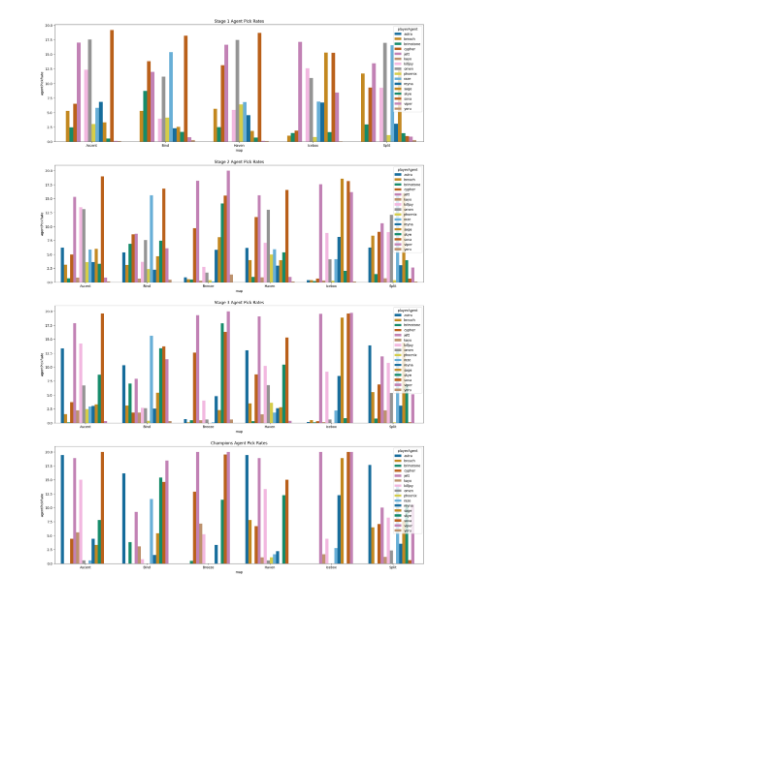
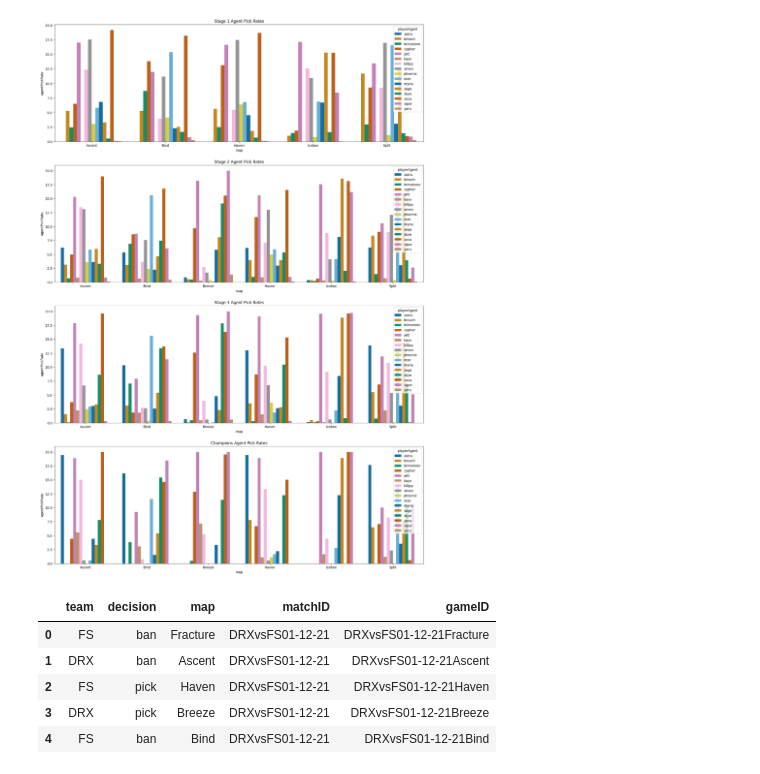
Before and after one commit to timothyliutl/ValorantData, a Jupyter notebook: thirdAttempt.ipynb, the cells around one changed output. Cells and saved outputs as stored; diff of their text form; code cells hidden in the pictures; blank space fills up the shorter version.

```diff
--- a/thirdAttempt.ipynb
+++ b/thirdAttempt.ipynb
@@ -134,3 +134,14 @@ sns.barplot(data=plotdata_champions, ax=ax[3], x='map', hue='playerAgent', y='ag
 # %% [output]
 Text(0.5, 1.0, 'Champions Agent Pick Rates')
 [figure]
+# %%
+#import mappick data here
+mappickdf = pd.read_csv('scrapy/vlrgg/mappickData/mapPick.csv')
+mappickdf.head()
+# %% [output]
+|  | team | decision | map | matchID | gameID |
+| 0 | FS | ban | Fracture | DRXvsFS01-12-21 | DRXvsFS01-12-21Fracture |
+| 1 | DRX | ban | Ascent | DRXvsFS01-12-21 | DRXvsFS01-12-21Ascent |
+| 2 | FS | pick | Haven | DRXvsFS01-12-21 | DRXvsFS01-12-21Haven |
+| 3 | DRX | pick | Breeze | DRXvsFS01-12-21 | DRXvsFS01-12-21Breeze |
+| 4 | FS | ban | Bind | DRXvsFS01-12-21 | DRXvsFS01-12-21Bind |
```
Also changed, not shown: parts of 7 cells of this notebook, 2 other files.
